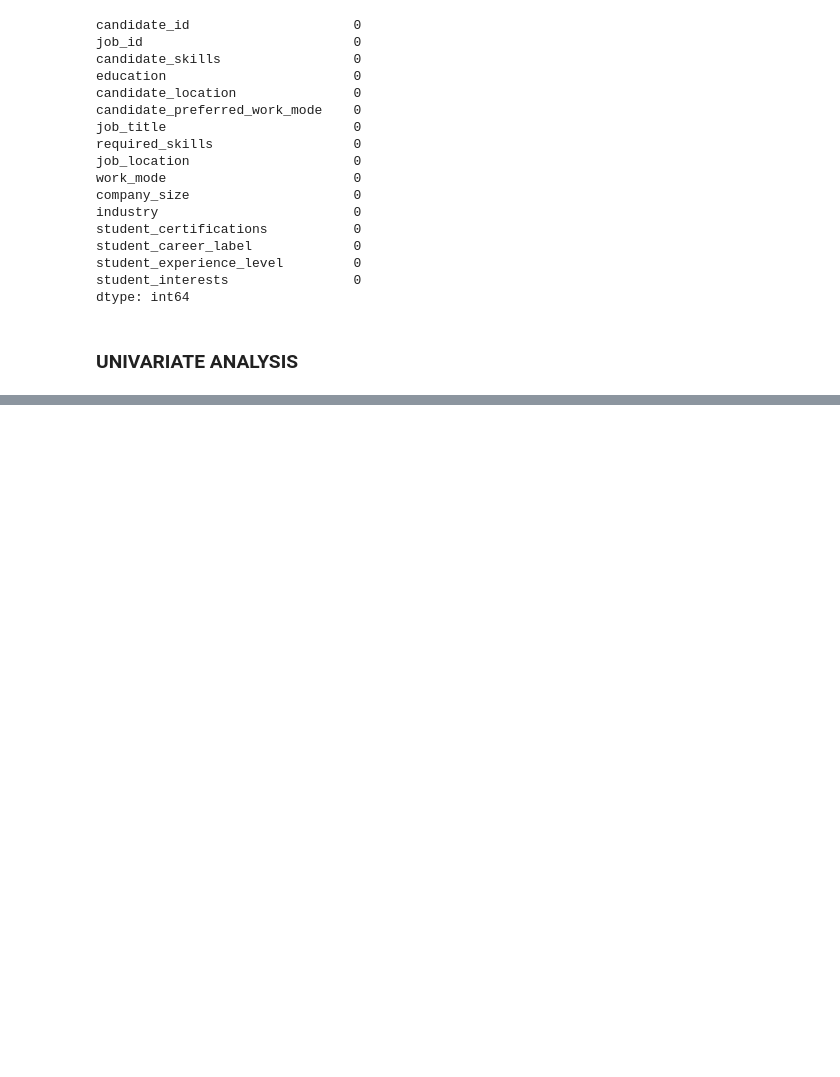
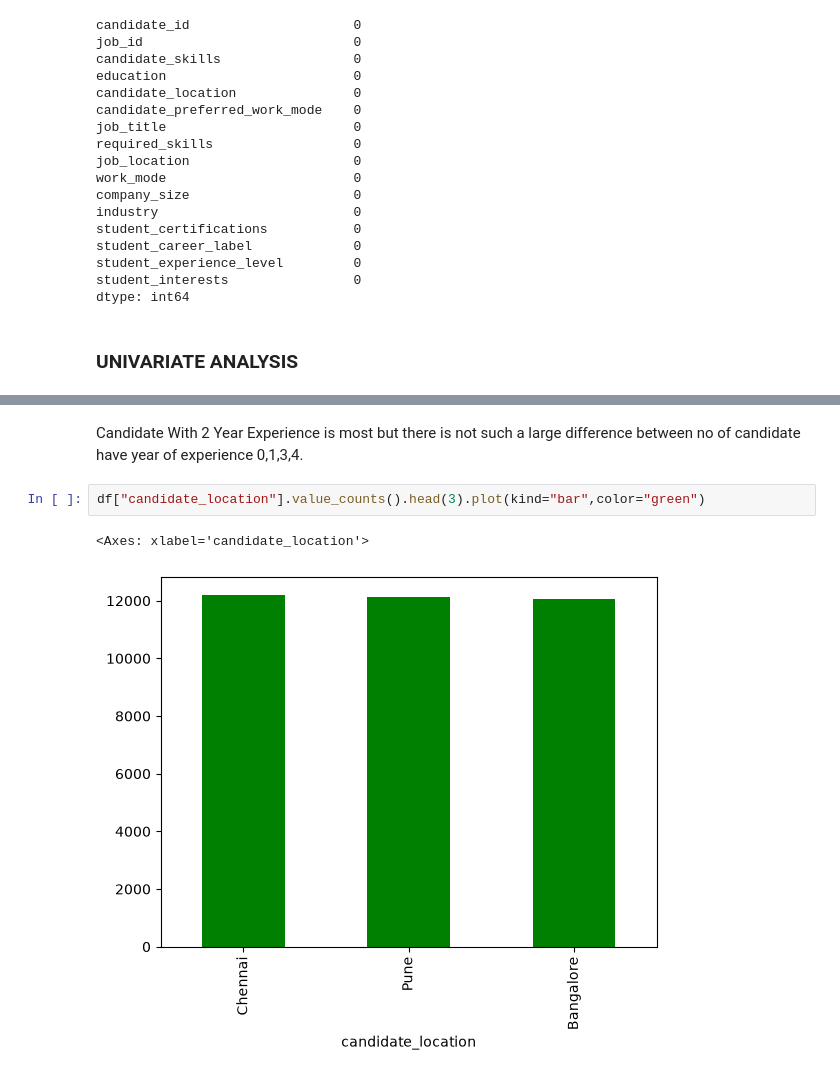
Before and after one commit to ashish-dev-hub/Vertex, a Jupyter notebook: EDA.ipynb, the cells around one changed output, grey strips where cells are left out. Saved outputs shown, nothing was run; the diff lists cells and outputs as text; blank space fills up the shorter version.

```diff
--- a/EDA.ipynb
+++ b/EDA.ipynb
@@ -652,0 +668,7 @@ dtype: int64
+# %% [markdown]
+Candidate With 2 Year Experience is most but there is not such a large difference between no of candidate have year of experience 0,1,3,4.
+# %%
+df["candidate_location"].value_counts().head(3).plot(kind="bar",color="green")
+# %% [output]
+<Axes: xlabel='candidate_location'>
+[figure, added]
```
Also changed, not shown: parts of 30 cells of this notebook, 1 other file.
